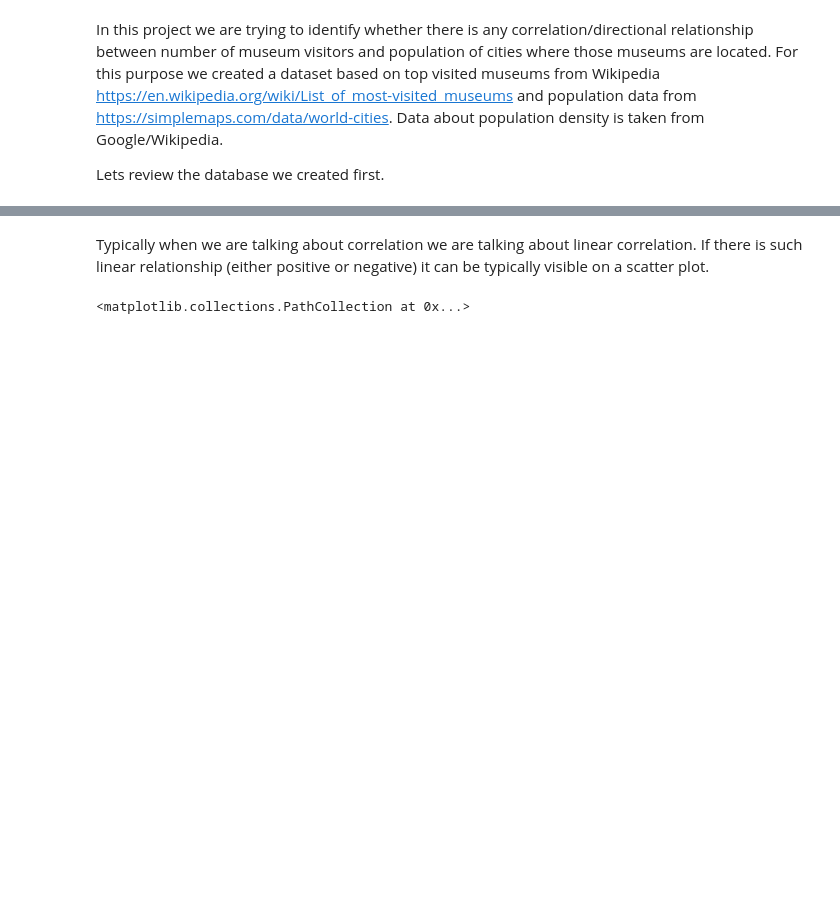
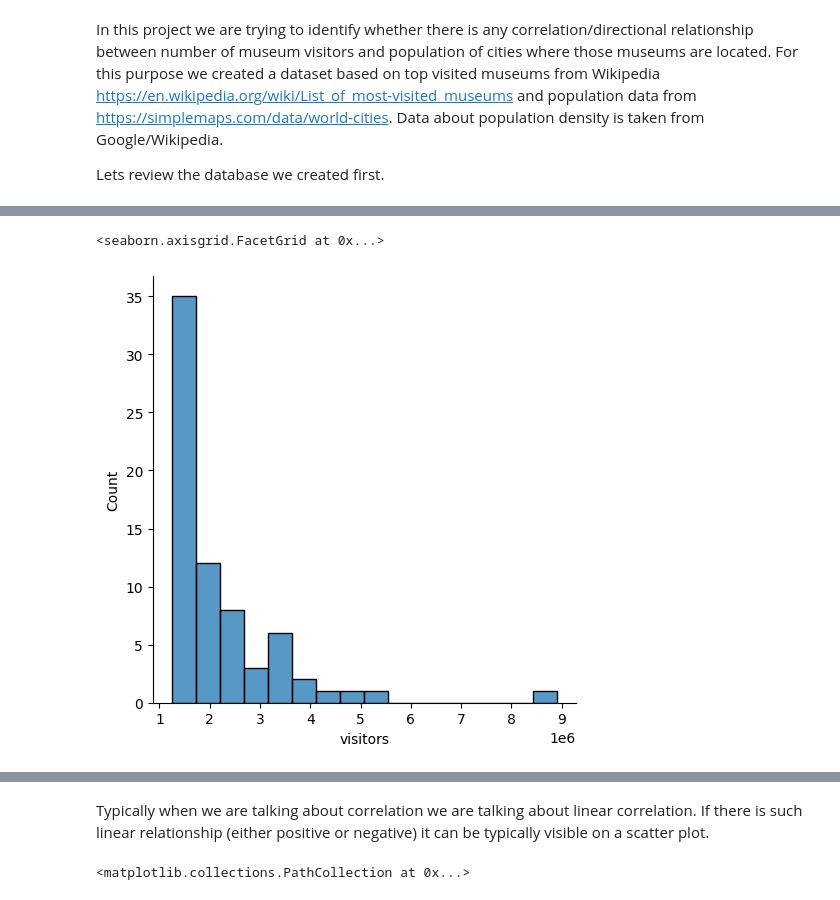
Before and after one commit to mlmaster/top_museums_corr, a Jupyter notebook: notebooks/top_museums.ipynb, the cells around one changed output, grey strips where cells are left out. Saved outputs shown, nothing was run; the diff lists cells and outputs as text; code cells hidden in the pictures; blank space fills up the shorter version.

```diff
--- a/notebooks/top_museums.ipynb
+++ b/notebooks/top_museums.ipynb
@@ -52,0 +53,5 @@ plt.plot(museums.density)
+# %%
+sbn.displot(museums.visitors)
+# %% [output]
+<seaborn.axisgrid.FacetGrid at 0x...>
+[figure, added]
```
Also changed, not shown: parts of 20 cells of this notebook.
